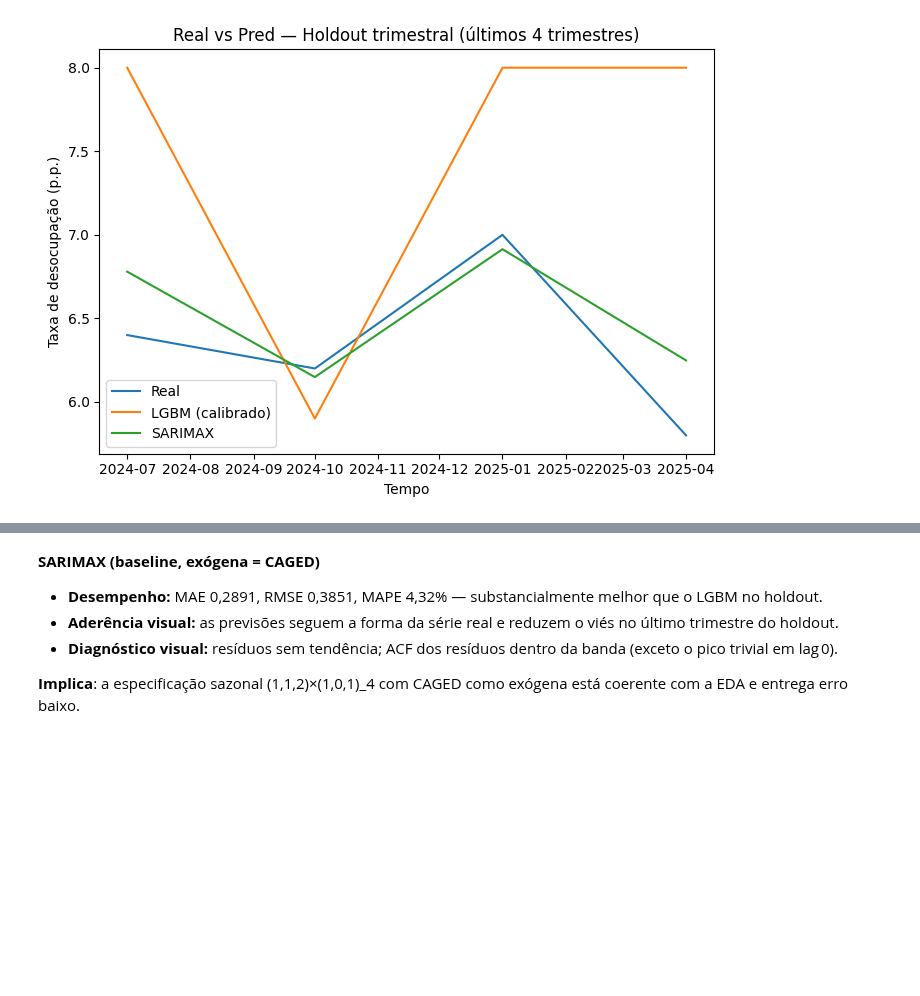
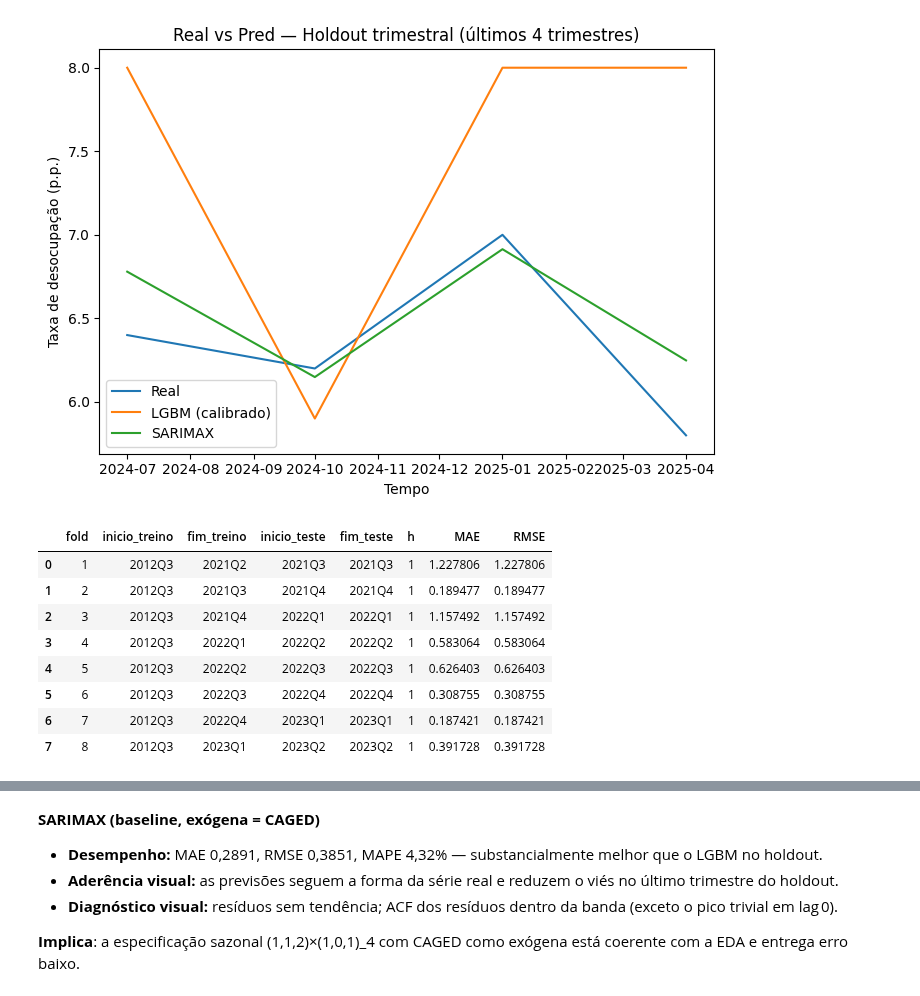
Before and after one commit to fpaterni10/projeto-aplicado-iv-desemprego-br, a Jupyter notebook: notebooks/entrega3/cd_projeto_aplicado_IV_entrega_3_.ipynb, the cells around one changed output, grey strips where cells are left out. Drawn from its saved outputs; the diff is of its cells as text; code cells hidden in the pictures; blank space fills up the shorter version.

```diff
--- a/notebooks/entrega3/cd_projeto_aplicado_IV_entrega_3_.ipynb
+++ b/notebooks/entrega3/cd_projeto_aplicado_IV_entrega_3_.ipynb
@@ -595,3 +595,90 @@ Jarque-Bera: estat=1621.190, p=0.0000, skew=4.900, kurt(excesso)=30.000
 | LGBM (calibrado) | 1.2747 | 1.4567 | 20.5094 |
 | SARIMAX baseline | 0.2413 | 0.2979 | 3.9296 |
 [figure]
+# %%
+# CÉLULA 11A — Validação rolling-origin (SARIMAX com CAGED) + resumo (média ± dp)
+
+import numpy as np, pandas as pd
+from statsmodels.tsa.statespace.sarimax import SARIMAX
+from sklearn.metrics import mean_absolute_error
+
+ORDER = (1,1,2)
+SEAS_ORDER = (1,0,1,4)   # sazonalidade trimestral (s=4)
+
+def _rmse(a, b):
+    a = np.asarray(a, float); b = np.asarray(b, float)
+    return np.sqrt(np.mean((a - b)**2))
+
+def rolling_origin_cv(y, X, order=ORDER, seas_order=SEAS_ORDER,
+                      initial=36, h=1, step=1, standardize=True):
+    """
+    Walk-forward (expanding window). Treina até t e prevê t+1..t+h.
+    Retorna (tabela por fold, resumo com média ± dp).
+    """
+    y = y.asfreq("Q-DEC"); X = X.asfreq("Q-DEC")
+    n = len(y)
+    assert n > initial + h, "Amostra insuficiente para CV (aumente 'initial' ou reduza 'h')."
+
+    rows = []
+    fold = 0
+    for t in range(initial, n - h + 1, step):
+        fold += 1
+        y_tr, y_te = y.iloc[:t],      y.iloc[t:t+h]
+        X_tr, X_te = X.iloc[:t, :],   X.iloc[t:t+h, :]
+
+        # Padroniza exógenas no TREINO (melhora a MLE) e aplica no TESTE
+        if standardize:
+            mu = X_tr.mean()
+            sd = X_tr.std(ddof=0).replace(0, 1.0)
+            X_tr_, X_te_ = (X_tr - mu)/sd, (X_te - mu)/sd
+        else:
+            X_tr_, X_te_ = X_tr, X_te
+
+        model = SARIMAX(y_tr, exog=X_tr_, order=order, seasonal_order=seas_order,
+                        enforce_stationarity=False, enforce_invertibility=False)
+        res = model.fit(method="lbfgs", disp=False, maxiter=1000)
+
+        pred = res.get_forecast(steps=h, exog=X_te_).predicted_mean
+        y_hat = np.asarray(pred.values, float).ravel()
+        y_ref = np.asarray(y_te.values,  float).ravel()
+
+        rows.append({
+            "fold": fold,
+            "inicio_treino": y_tr.index[0], "fim_treino": y_tr.index[-1],
+            "inicio_teste": y_te.index[0],  "fim_teste": y_te.index[-1],
+            "h": h,
+            "MAE": mean_absolute_error(y_ref, y_hat),
+            "RMSE": _rmse(y_ref, y_hat),
+        })
+
+    cv = pd.DataFrame(rows)
+    resumo = pd.DataFrame({
+        "MAE (média ± dp)":  [f"{cv['MAE'].mean():.3f} ± {cv['MAE'].std(ddof=1):.3f}"],
+        "RMSE (média ± dp)": [f"{cv['RMSE'].mean():.3f} ± {cv['RMSE'].std(ddof=1):.3f}"],
+        "Folds": [len(cv)],
+        "h": [h],
+    }, index=[f"SARIMAX (exógenas = {list(X.columns)})"])
+    return cv, resumo
+
+# --- Executa a CV para SARIMAX com CAGED ---
+y_all    = df_model["tx_desocupacao"]
+X_caged  = df_model[["caged_saldo_tri"]]
+
+# Horizonte 1 (mais estável) e resumo
+cv_h1, resumo_h1 = rolling_origin_cv(y_all, X_caged, initial=36, h=1, step=1)
+display(cv_h1.head(8))
+display(resumo_h1)
+
+# (Opcional) Repetir com horizonte 4 para ficar coerente com o holdout final
+cv_h4, resumo_h4 = rolling_origin_cv(y_all, X_caged, initial=36, h=4, step=1)
+display(resumo_h4)
+# %% [output]
+|  | fold | inicio_treino | fim_treino | inicio_teste | fim_teste | h | MAE | RMSE |
+| 0 | 1 | 2012Q3 | 2021Q2 | 2021Q3 | 2021Q3 | 1 | 1.227806 | 1.227806 |
+| 1 | 2 | 2012Q3 | 2021Q3 | 2021Q4 | 2021Q4 | 1 | 0.189477 | 0.189477 |
+| 2 | 3 | 2012Q3 | 2021Q4 | 2022Q1 | 2022Q1 | 1 | 1.157492 | 1.157492 |
+| 3 | 4 | 2012Q3 | 2022Q1 | 2022Q2 | 2022Q2 | 1 | 0.583064 | 0.583064 |
+| 4 | 5 | 2012Q3 | 2022Q2 | 2022Q3 | 2022Q3 | 1 | 0.626403 | 0.626403 |
+| 5 | 6 | 2012Q3 | 2022Q3 | 2022Q4 | 2022Q4 | 1 | 0.308755 | 0.308755 |
+| 6 | 7 | 2012Q3 | 2022Q4 | 2023Q1 | 2023Q1 | 1 | 0.187421 | 0.187421 |
+| 7 | 8 | 2012Q3 | 2023Q1 | 2023Q2 | 2023Q2 | 1 | 0.391728 | 0.391728 |
```
Also changed, not shown: parts of 2 cells of this notebook.
